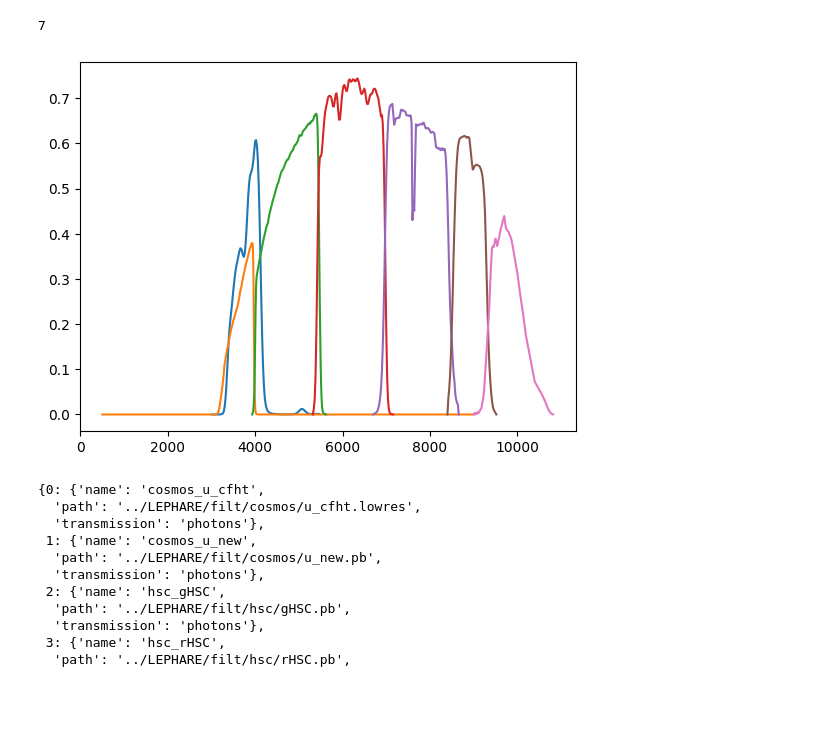
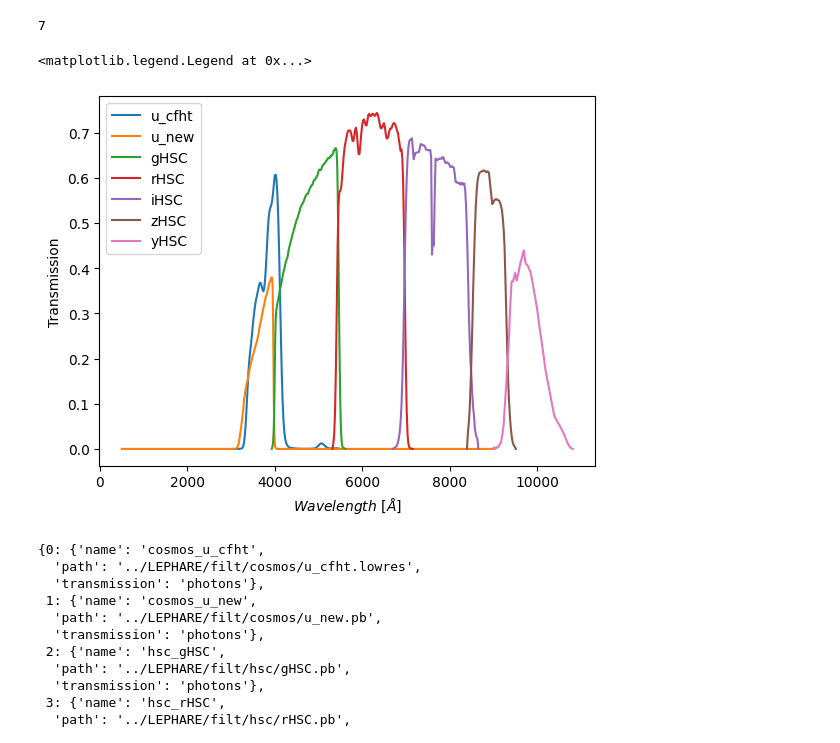
Before and after one commit to JospehCeh/EmuLP, a Jupyter notebook: Check_and_prepare_inputs.ipynb, the cells around one changed output. Drawn from its saved outputs; the diff is of its cells as text; code cells hidden in the pictures; blank space fills up the shorter version.

```diff
--- a/Check_and_prepare_inputs.ipynb
+++ b/Check_and_prepare_inputs.ipynb
@@ -95,9 +95,14 @@ print(len(filt_trans_type))
 # %%
 for filt in cosmos_filt_list: #[:7]+cosmos_filt_list[12:-5]+cosmos_filt_list[-4:]:
     x, y = np.loadtxt(filt, unpack=True)
-    plt.plot(x, y)
+    lab = (filt.split("/")[-1]).split('.')[0]
+    plt.plot(x, y, label=lab)
+plt.xlabel("$ Wavelength\ [\AA]$")
+plt.ylabel("Transmission")
+plt.legend()
 # %% [output]
+<matplotlib.legend.Legend at 0x...>
-[figure, old version]
+[figure, new version]
 # %%
 filt_dict = {}
 for _id, (filt, trans_typ) in enumerate(zip(cosmos_filt_list, filt_trans_type)):
```
Also changed, not shown: parts of 8 cells of this notebook.
